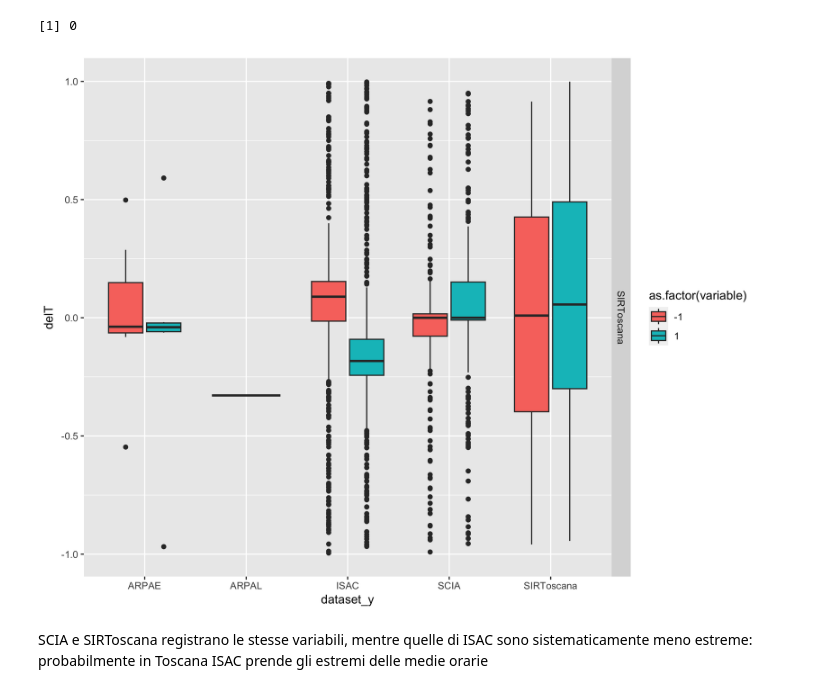
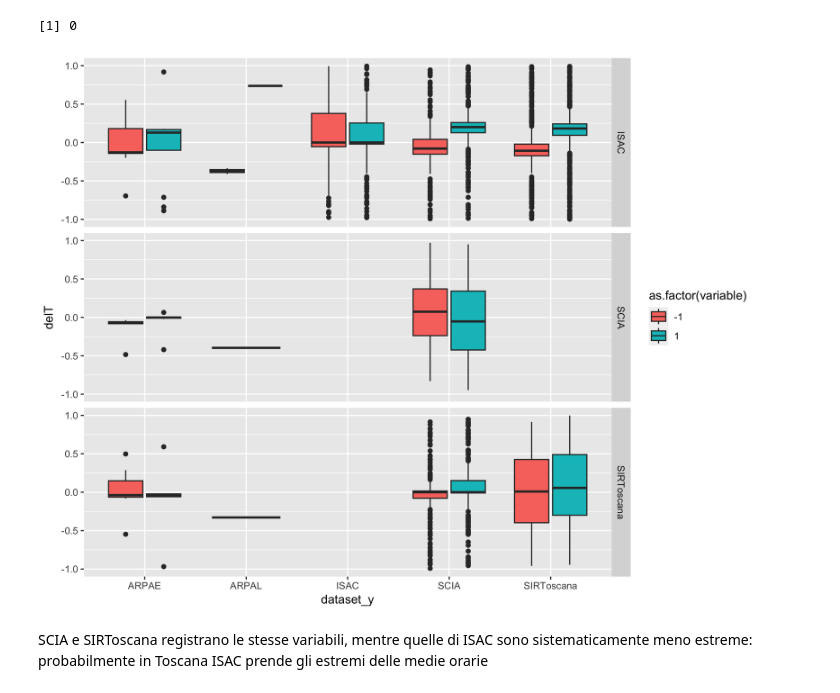
Before and after one commit to dnstudent/TesiMag, a Jupyter notebook: notebooks/integrazioni_regionali/toscana/data_analysis.ipynb, the cells around one changed output. Cells and saved outputs as stored; diff of their text form; code cells hidden in the pictures.

```diff
--- a/notebooks/integrazioni_regionali/toscana/data_analysis.ipynb
+++ b/notebooks/integrazioni_regionali/toscana/data_analysis.ipynb
@@ -77,9 +77,9 @@ matches <- data |>
 analysis <- series_matches_analysis(matches, data, metadata)
 # %%
 library(ggplot2)
-ggplot(data = analysis |> filter(dataset_x == !!dataset, abs(delT) < 1)) + geom_boxplot(aes(x = dataset_y, y = delT, fill = as.factor(variable))) + facet_grid(dataset_x ~ .)
+ggplot(data = analysis |> filter(abs(delT) < 1)) + geom_boxplot(aes(x = dataset_y, y = delT, fill = as.factor(variable))) + facet_grid(dataset_x ~ .)
 # %% [output]
-[figure, old version]
+[figure, new version]
 # %% [markdown]
 SCIA e SIRToscana registrano le stesse variabili, mentre quelle di ISAC sono sistematicamente meno estreme: probabilmente in Toscana ISAC prende gli estremi delle medie orarie
 # %%
```
Also changed, not shown: parts of 4 cells of this notebook, 2 other files.
